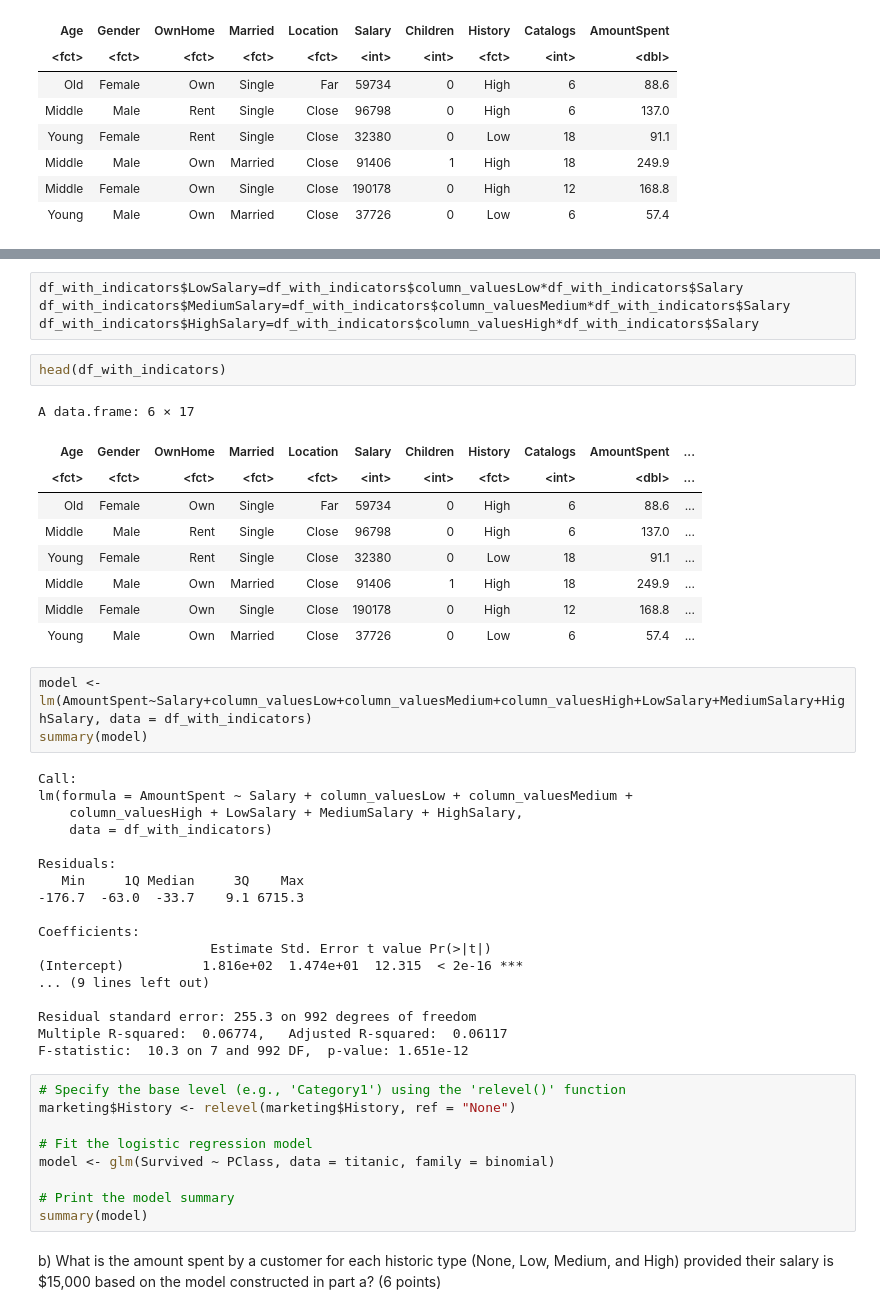
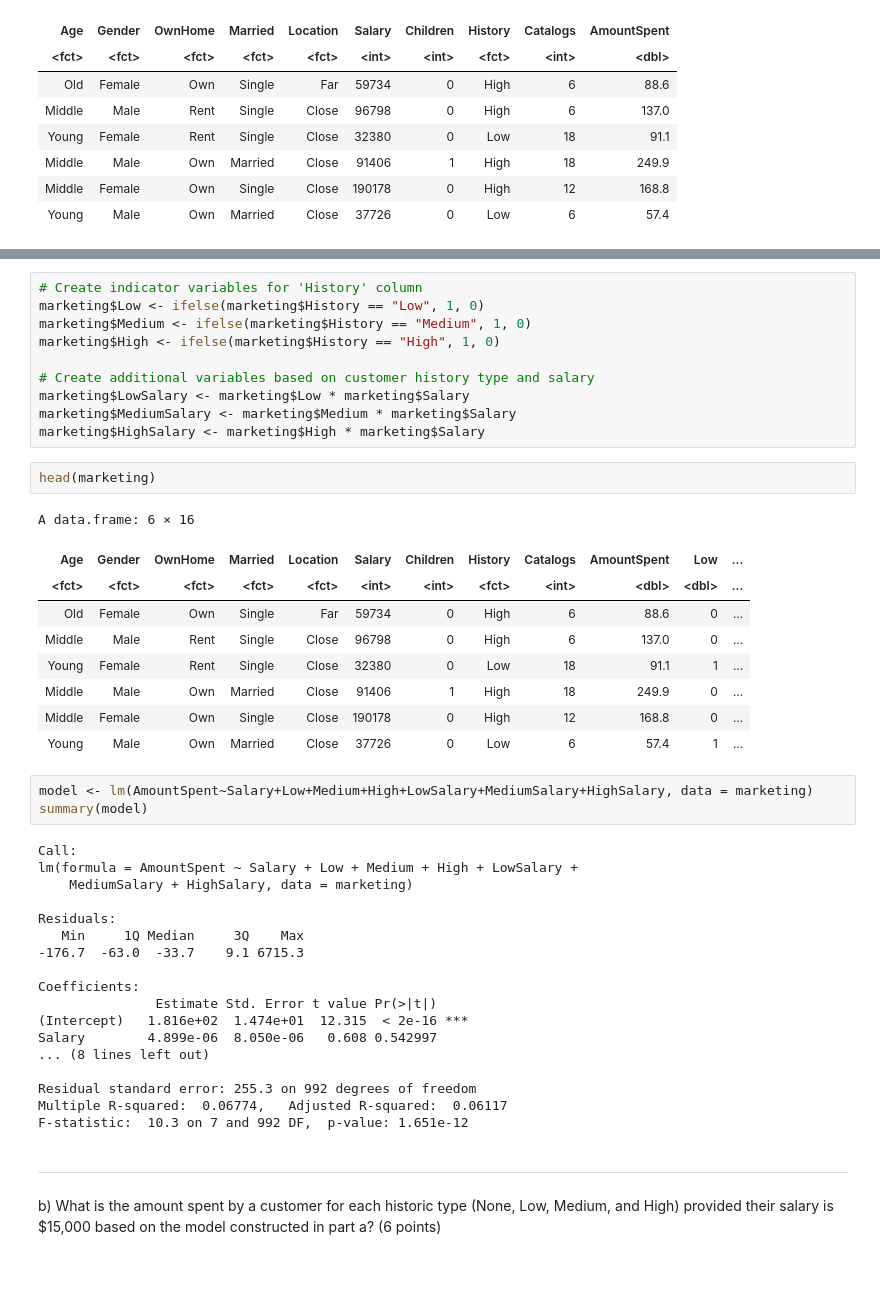
Before and after one commit to joel-quek/Georgia-Tech-OMSA, a Jupyter notebook: GTx - MGT6203x Data Analytics for Business/Week 2/HW1+Part+2.ipynb, the cells around one changed output, grey strips where cells are left out. Cells and saved outputs as stored; diff of their text form; blank space fills up the shorter version.

```diff
--- a/GTx - MGT6203x Data Analytics for Business/Week 2/HW1+Part+2.ipynb
+++ b/GTx - MGT6203x Data Analytics for Business/Week 2/HW1+Part+2.ipynb
@@ -325,48 +304,47 @@ A data.frame: 6 × 14
-# %%
-df_with_indicators$LowSalary=df_with_indicators$column_valuesLow*df_with_indicators$Salary
-df_with_indicators$MediumSalary=df_with_indicators$column_valuesMedium*df_with_indicators$Salary
-df_with_indicators$HighSalary=df_with_indicators$column_valuesHigh*df_with_indicators$Salary
+# %%
+# Create indicator variables for 'History' column
+marketing$Low <- ifelse(marketing$History == "Low", 1, 0)
+marketing$Medium <- ifelse(marketing$History == "Medium", 1, 0)
+marketing$High <- ifelse(marketing$History == "High", 1, 0)
+
+# Create additional variables based on customer history type and salary
+marketing$LowSalary <- marketing$Low * marketing$Salary
+marketing$MediumSalary <- marketing$Medium * marketing$Salary
+marketing$HighSalary <- marketing$High * marketing$Salary
 # %%
-head(df_with_indicators)
+head(marketing)
 # %% [output]
-A data.frame: 6 × 17
+A data.frame: 6 × 16
-| Age | Gender | OwnHome | Married | Location | Salary | Children | History | Catalogs | AmountSpent | ... |
-| <fct> | <fct> | <fct> | <fct> | <fct> | <int> | <int> | <fct> | <int> | <dbl> | ... |
-| Old | Female | Own | Single | Far | 59734 | 0 | High | 6 | 88.6 | ... |
-| Middle | Male | Rent | Single | Close | 96798 | 0 | High | 6 | 137.0 | ... |
-| Young | Female | Rent | Single | Close | 32380 | 0 | Low | 18 | 91.1 | ... |
-| Middle | Male | Own | Married | Close | 91406 | 1 | High | 18 | 249.9 | ... |
-| Middle | Female | Own | Single | Close | 190178 | 0 | High | 12 | 168.8 | ... |
-| Young | Male | Own | Married | Close | 37726 | 0 | Low | 6 | 57.4 | ... |
+| Age | Gender | OwnHome | Married | Location | Salary | Children | History | Catalogs | AmountSpent | Low | ... |
+| <fct> | <fct> | <fct> | <fct> | <fct> | <int> | <int> | <fct> | <int> | <dbl> | <dbl> | ... |
+| Old | Female | Own | Single | Far | 59734 | 0 | High | 6 | 88.6 | 0 | ... |
+| Middle | Male | Rent | Single | Close | 96798 | 0 | High | 6 | 137.0 | 0 | ... |
+| Young | Female | Rent | Single | Close | 32380 | 0 | Low | 18 | 91.1 | 1 | ... |
+| Middle | Male | Own | Married | Close | 91406 | 1 | High | 18 | 249.9 | 0 | ... |
+| Middle | Female | Own | Single | Close | 190178 | 0 | High | 12 | 168.8 | 0 | ... |
+| Young | Male | Own | Married | Close | 37726 | 0 | Low | 6 | 57.4 | 1 | ... |
 # %%
-model <- lm(AmountSpent~Salary+column_valuesLow+column_valuesMedium+column_valuesHigh+LowSalary+MediumSalary+HighSalary, data = df_with_indicators)
+model <- lm(AmountSpent~Salary+Low+Medium+High+LowSalary+MediumSalary+HighSalary, data = marketing)
 summary(model)
 # %% [output]
 Call:
-lm(formula = AmountSpent ~ Salary + column_valuesLow + column_valuesMedium +
-    column_valuesHigh + LowSalary + MediumSalary + HighSalary,
-    data = df_with_indicators)
+lm(formula = AmountSpent ~ Salary + Low + Medium + High + LowSalary +
+    MediumSalary + HighSalary, data = marketing)
 
 Residuals:
    Min     1Q Median     3Q    Max
 -176.7  -63.0  -33.7    9.1 6715.3
 
 Coefficients:
-                      Estimate Std. Error t value Pr(>|t|)
-(Intercept)          1.816e+02  1.474e+01  12.315  < 2e-16 ***
-... (9 lines left out)
+               Estimate Std. Error t value Pr(>|t|)
+(Intercept)   1.816e+02  1.474e+01  12.315  < 2e-16 ***
+Salary        4.899e-06  8.050e-06   0.608 0.542997
+... (8 lines left out)
 
 Residual standard error: 255.3 on 992 degrees of freedom
 Multiple R-squared:  0.06774,   Adjusted R-squared:  0.06117
 F-statistic:  10.3 on 7 and 992 DF,  p-value: 1.651e-12
-# %%
-# Specify the base level (e.g., 'Category1') using the 'relevel()' function
-marketing$History <- relevel(marketing$History, ref = "None")
-
-# Fit the logistic regression model
-model <- glm(Survived ~ PClass, data = titanic, family = binomial)
-
-# Print the model summary
-summary(model)
+# %% [markdown]
+---
 # %% [markdown]
 b) What is the amount spent by a customer for each historic type (None, Low, Medium, and High) provided their salary is $15,000 based on the model constructed in part a? (6 points)
```
Also changed, not shown: parts of 7 cells of this notebook.
